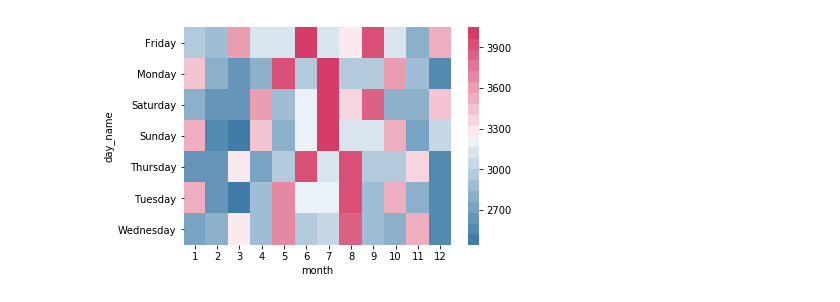
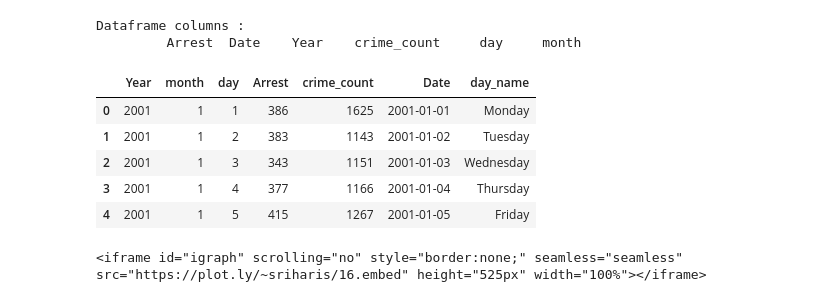
Before and after one commit to Srihari231092/CrimeDataAnalysis, a Jupyter notebook: CrimeDataAnalysis_Part_1.ipynb, the cells around one changed output. Saved outputs shown, nothing was run; the diff lists cells and outputs as text; code cells hidden in the pictures.

Commit message:
Working on data from years 2001-2017 Moving to crime type analysis for part 2 ToDo : Find out why choropleth maps are not rendering on notebooks.

```diff
--- a/CrimeDataAnalysis_Part_1.ipynb
+++ b/CrimeDataAnalysis_Part_1.ipynb
@@ -56,6 +65,54 @@ g = plot_bar(df=crime_daily, x="day_name", y="crime_count", xrot=30)
-# %%
-# Plot a heatmap of day to month
-heatmap_data = crime_monthly_daily.pivot("day_name",
-                               "month", "crime_count")
-# %% [output]
-[figure, removed]
+# %%
+# What are out columns?
+print_columns(all_year_data[0])
+# %% [output]
+Dataframe columns :
+         Arrest  Date    Year    crime_count     day     month
+# %%
+# How has crime behaved over the months for all these years?
+# Aggregate crime at a day level to check for trends
+agg_data = pd.DataFrame(columns=["Year", "month", "day", "Arrest", "crime_count"])
+for year_data in all_year_data:
+    year_agg = year_data.groupby(by=["Year", "month", "day"], as_index=False).sum()
+    year_agg = year_agg[["Year", "month", "day", "Arrest", "crime_count"]]
+    agg_data = agg_data.append(year_agg, ignore_index=True)
+
+def get_date_df(row):
+    df = pd.DataFrame({
+        'year':row["Year"],
+        'month':row["month"],
+        'day':row["day"],
+        },
+        index=[0])
+    return df
+
+agg_data["Date"] = agg_data.apply(lambda row:
+                                  pd.to_datetime(get_date_df(row)),
+                                  axis=1)
+
+agg_data["day_name"] = agg_data.apply(lambda row:
+                                  row["Date"].strftime("%A"),
+                                  axis=1)
+
+agg_data.head()
+# %% [output]
+|  | Year | month | day | Arrest | crime_count | Date | day_name |
+| 0 | 2001 | 1 | 1 | 386 | 1625 | 2001-01-01 | Monday |
+| 1 | 2001 | 1 | 2 | 383 | 1143 | 2001-01-02 | Tuesday |
+| 2 | 2001 | 1 | 3 | 343 | 1151 | 2001-01-03 | Wednesday |
+| 3 | 2001 | 1 | 4 | 377 | 1166 | 2001-01-04 | Thursday |
+| 4 | 2001 | 1 | 5 | 415 | 1267 | 2001-01-05 | Friday |
+# %%
+data = []
+# Create traces for each year
+for year in agg_data["Year"].unique():
+    trace = go.Scatter(
+        x = agg_data[agg_data["Year"] == year]["Date"],
+        y = agg_data[agg_data["Year"] == year]["crime_count"],
+        name = str(year)
+    )
+    data.append(trace)
+
+py.iplot(data)
+# %% [output]
+<iframe id="igraph" scrolling="no" style="border:none;" seamless="seamless" src="https://plot.ly/~sriharis/16.embed" height="525px" width="100%"></iframe>
```
Also changed, not shown: parts of 16 cells of this notebook, 1 other file.
